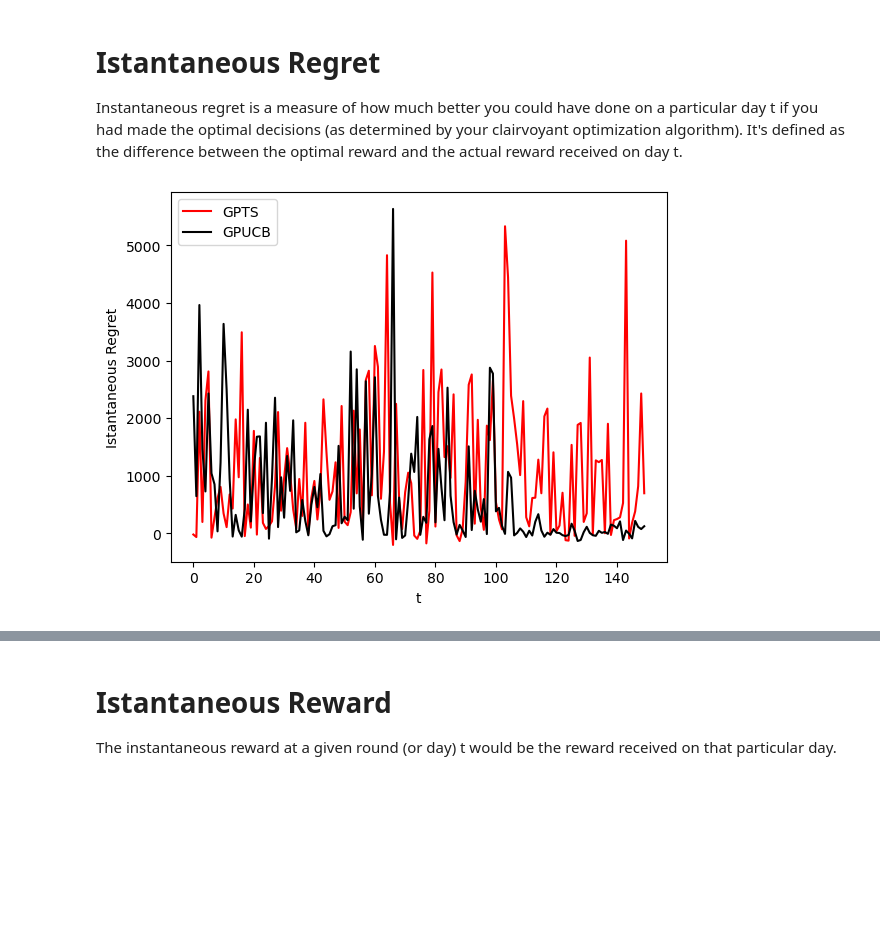
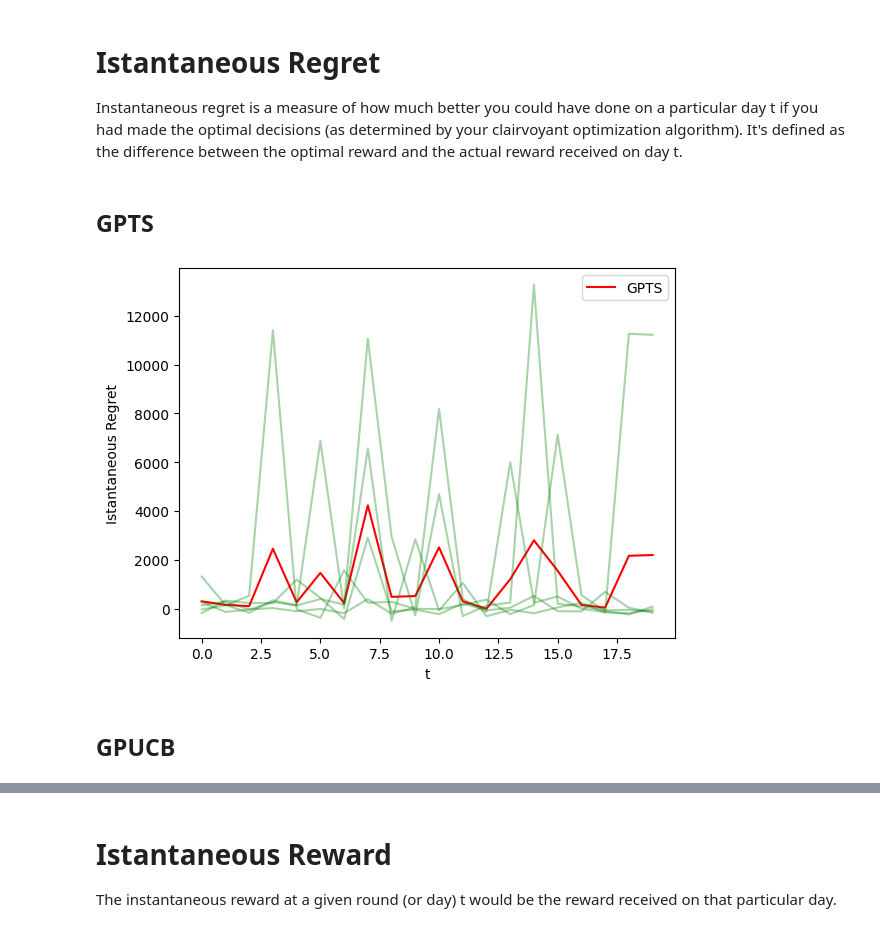
Before and after one commit to MatteoPancini/Online-Pricing-and-Advertising-Optimization-Project, a Jupyter notebook: Project-Pricing-Advertising-2022-2023/2_Learning_for_Advertising.ipynb, the cells around one changed output, grey strips where cells are left out. Cells and saved outputs as stored; diff of their text form; code cells hidden in the pictures; blank space fills up the shorter version.

```diff
--- a/Project-Pricing-Advertising-2022-2023/2_Learning_for_Advertising.ipynb
+++ b/Project-Pricing-Advertising-2022-2023/2_Learning_for_Advertising.ipynb
@@ -84,7 +90,8 @@ plt.figure(0)
 plt.ylabel("Cumulative Regret")
 plt.xlabel("t")
 plt.plot(np.cumsum(np.mean(optimum_bid[1] - gpts_rewards_per_experiment, axis=0)), 'r', label='GPTS')
-plt.plot(np.cumsum(np.mean(optimum_bid[1] - gpucb_rewards_per_experiment, axis=0)), 'k', label='GPUCB')
+for index, line in enumerate(gpts_rewards_per_experiment):
+        plt.plot(np.nancumsum(optimum_bid[1] - line, axis=0), "g", alpha=1 / np.power(len(gpts_rewards_per_experiment), 2/3))
 plt.legend()
 plt.show()
 # %% [output]
@@ -91,0 +101,9 @@ plt.show()
+# %%
+plt.figure(0)
+plt.ylabel("Cumulative Regret")
+plt.xlabel("t")
+plt.plot(np.cumsum(np.mean(optimum_bid[1] - gpucb_rewards_per_experiment, axis=0)), 'r', label='GPUCB')
+for index, line in enumerate(gpucb_rewards_per_experiment):
+        plt.plot(np.nancumsum(optimum_bid[1] - line, axis=0), "g", alpha=1 / np.power(len(gpts_rewards_per_experiment), 2/3))
+plt.legend()
+plt.show()
@@ -98,7 +120,8 @@ plt.figure(0)
 plt.ylabel("Cumulative Reward")
 plt.xlabel("t")
 plt.plot(np.cumsum(np.mean(gpts_rewards_per_experiment, axis=0)), 'r', label='GPTS')
-plt.plot(np.cumsum(np.mean(gpucb_rewards_per_experiment, axis=0)), 'k', label='GPUCB')
+for index, line in enumerate(gpts_rewards_per_experiment):
+        plt.plot(np.nancumsum(line, axis=0), "g", alpha=1 / np.power(len(gpts_rewards_per_experiment), 2/3))
 plt.legend()
 plt.show()
 # %% [output]
@@ -105,0 +131,10 @@ plt.show()
+# %%
+plt.figure(0)
+plt.ylabel("Cumulative Reward")
+plt.xlabel("t")
+plt.plot(np.cumsum(np.mean(gpucb_rewards_per_experiment, axis=0)), 'r', label='GPUCB')
+for index, line in enumerate(gpucb_rewards_per_experiment):
+        plt.plot(np.nancumsum(line, axis=0), "g", alpha=1 / np.power(len(gpucb_rewards_per_experiment), 2/3))
+
+plt.legend()
+plt.show()
@@ -106,13 +143,18 @@ plt.show()
 # %% [markdown]
 # Istantaneous Regret
 Instantaneous regret is a measure of how much better you could have done on a particular day t if you had made the optimal decisions (as determined by your clairvoyant optimization algorithm). It's defined as the difference between the optimal reward and the actual reward received on day t.
+# %% [markdown]
+## GPTS
 # %%
 plt.figure(0)
 plt.ylabel("Istantaneous Regret")
 plt.xlabel("t")
 plt.plot(np.mean(optimum_bid[1] - gpts_rewards_per_experiment, axis=0), 'r', label='GPTS')
-plt.plot(np.mean(optimum_bid[1] - gpucb_rewards_per_experiment, axis=0), 'k', label='GPUCB')
+for index, line in enumerate(gpts_rewards_per_experiment):
+        plt.plot(optimum_bid[1] - line, "g",  alpha=1 / np.power(len(gpts_rewards_per_experiment) , 2/3))
 plt.legend()
 plt.show()
 # %% [output]
-[figure, old version]
+[figure, new version]
+# %% [markdown]
+## GPUCB
```
Also changed, not shown: parts of 13 cells of this notebook.
